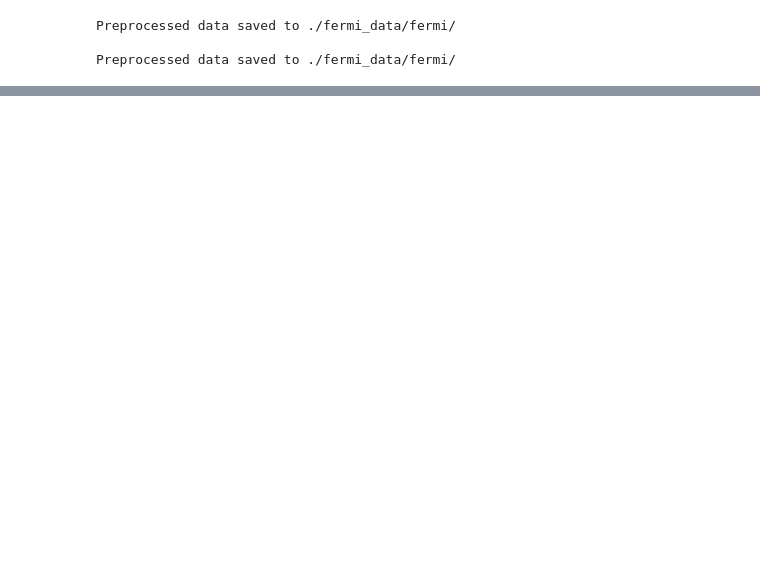
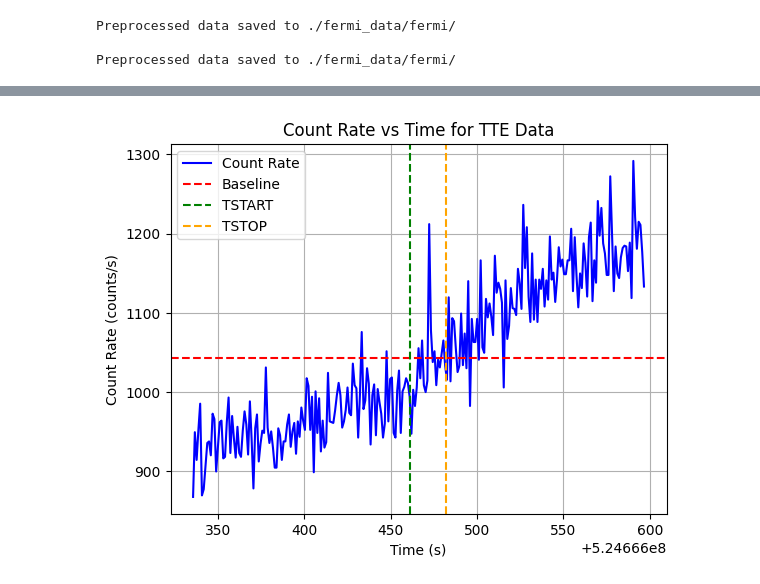
Before and after one commit to PHYS549/group_project_2025, a Jupyter notebook: demo/fermi_data_exploration.ipynb, the cells around one changed output, grey strips where cells are left out. Cells and saved outputs as stored; diff of their text form; code cells hidden in the pictures; blank space fills up the shorter version.

```diff
--- a/demo/fermi_data_exploration.ipynb
+++ b/demo/fermi_data_exploration.ipynb
@@ -21,0 +68,26 @@ plot_all_detector_positions(fermi_data.head(9))
+# %%
+# Assuming time and count_rate are already defined
+# Calculate the baseline of the count rate
+Baseline = np.average(count_rate)
+
+# Plot the count rate
+plt.plot(time, count_rate, label='Count Rate', color='blue')
+
+# Plot the baseline as a horizontal line
+plt.axhline(y=Baseline, color='red', linestyle='--', label='Baseline')
+
+# Plot vertical lines for tstart and tstop
+GRB_170817A = bcat_data[bcat_data['ID']=='bn170817529']
+tstart, tstop = GRB_170817A['TSTART'].values[0], GRB_170817A['TSTOP'].values[0]
+plt.axvline(x=tstart, color='green', linestyle='--', label='TSTART')
+plt.axvline(x=tstop, color='orange', linestyle='--', label='TSTOP')
+
+# Add labels and title
+plt.xlabel('Time (s)')
+plt.ylabel('Count Rate (counts/s)')
+plt.title('Count Rate vs Time for TTE Data')
+plt.legend()
+plt.grid()
+plt.show()
+# %% [output]
+[figure, added]
```
Also changed, not shown: parts of 8 cells of this notebook, 2 other files.
